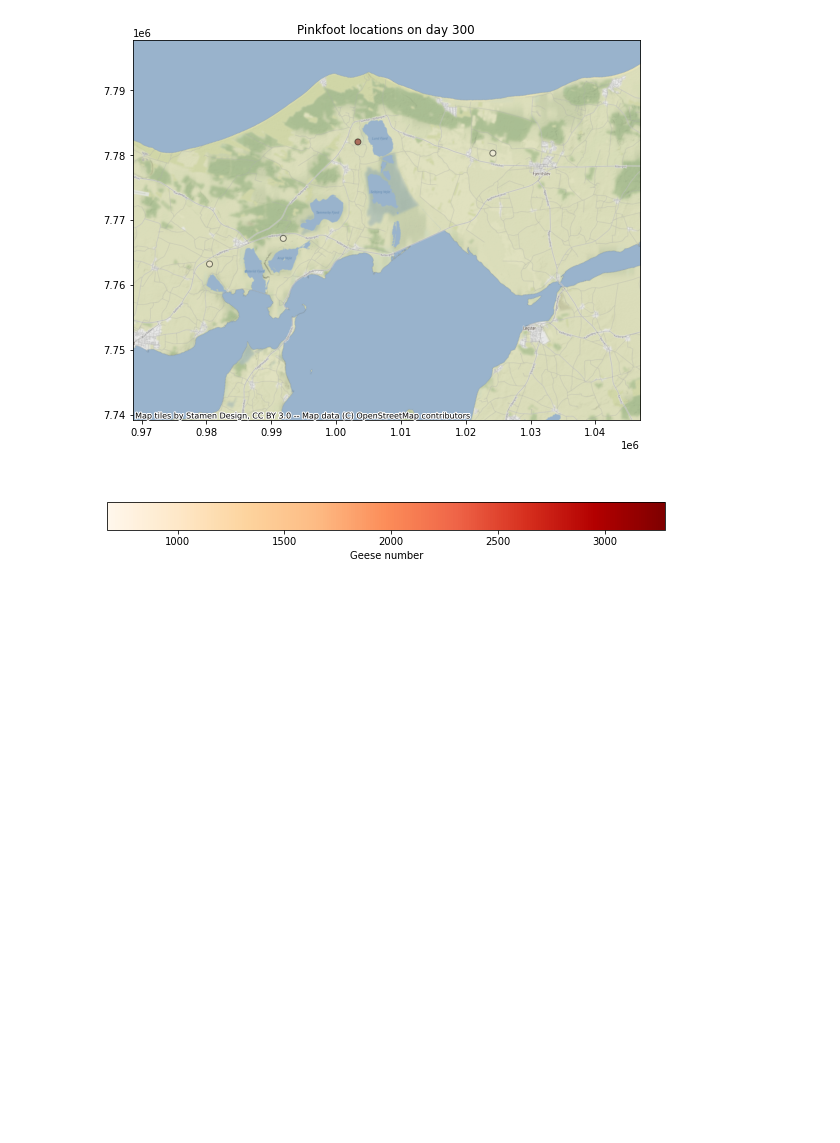
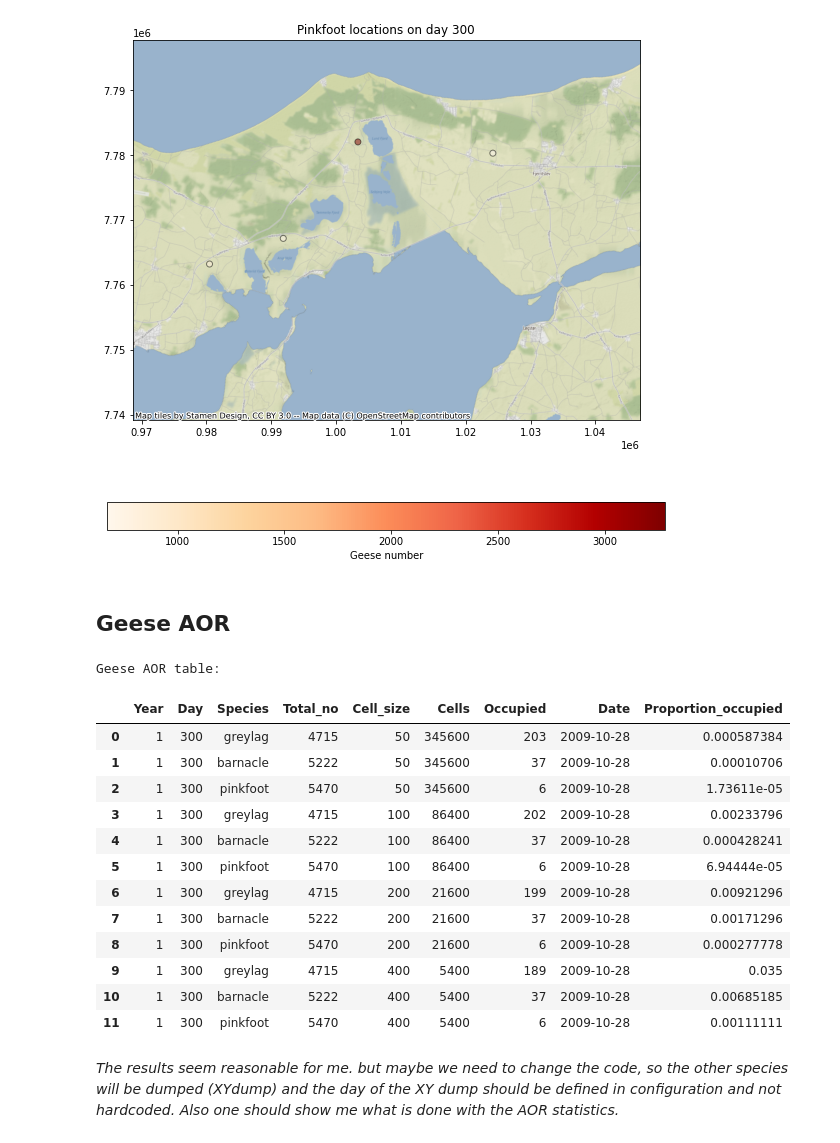
Before and after one commit to andrey-chu/almass_python_testing_mirror, a Jupyter notebook: Goose_test_notebook_3.ipynb, the cells around one changed output. Cells and saved outputs as stored; diff of their text form; code cells hidden in the pictures; blank space fills up the shorter version.

```diff
--- a/Goose_test_notebook_3.ipynb
+++ b/Goose_test_notebook_3.ipynb
@@ -4,14 +4,19 @@
 import geopandas as gpd
 #import rasterio
 import pandas as pd
-#import datetime as dt
+import datetime as dt
 import numpy as np
 #import time
 #import matplotlib as mpl
 import matplotlib.pyplot as plt
-#import matplotlib.dates as mdates
-import configparser, os
+import matplotlib.dates as mdates
+import configparser, os, glob
 import contextily as ctx
+import re
+from IPython.display import display, HTML
+simulation_start_date = dt.date(2009, 1, 1)# we should check again that this is a right date, probably should be read from somewhere
+simulation_start_date_ordinal=dt.date.toordinal(simulation_start_date)
+my_dateparser=(lambda x: pd.to_datetime(x,unit='D', origin=simulation_start_date))
 
 # def add_basemap(ax, zoom, url='http://tile.stamen.com/terrain/tileZ/tileX/tileY.png'):
 #     xmin, xmax, ymin, ymax = ax.axis()
@@ -67,3 +72,45 @@ ax.set_title('Pinkfoot locations on day 300')
 # %% [output]
 Text(0.5, 1.0, 'Pinkfoot locations on day 300')
 [figure]
+# %% [markdown]
+## Geese AOR
+# %%
+AORfiles_list=glob.glob(os.path.expanduser(data_dir)+'AOR*.txt')
+regex=re.compile("(?<=AOR_)(.*?)(?=.txt)")
+AOR_dataframe = pd.read_csv(os.path.expanduser(data_dir)+'AOR_Probe.txt', sep='\t', header=0)
+
+for i in AORfiles_list:
+    species_name = regex.search(i).group(0)
+    if any(species_name in s for s in species_names):
+        AOR_data=pd.read_csv(i, sep='\t', header=0)
+        AOR_data['Species']=species_name
+        AOR_dataframe = pd.concat([AOR_dataframe,AOR_data])
+# let us transform the table to what Lars likes it to be using melt:
+regex1=re.compile("[0-9]*?$")
+AOR_dataframe1=AOR_dataframe.melt(id_vars=['Year', 'Day', 'Species', 'Total_no'], value_vars=[ 'Cells50', 'Cells100', 'Cells200', 'Cells400'], var_name='Cell_size', value_name='Cells')
+AOR_dataframe1["Cell_size"]=[regex1.search(s).group(0) for s in AOR_dataframe1["Cell_size"]]
+AOR_dataframe2=AOR_dataframe.melt(id_vars=['Year', 'Day', 'Species', 'Total_no'], value_vars=[ 'Occupied50', 'Occupied100', 'Occupied200', 'Occupied400'], var_name='Cell_size', value_name='Occupied')
+AOR_dataframe2["Cell_size"]=[regex1.search(s).group(0) for s in AOR_dataframe2["Cell_size"]]
+AOR_dataframe_merged= pd.merge(AOR_dataframe1, AOR_dataframe2)
+AOR_dataframe_merged['Date']=my_dateparser(np.uint(AOR_dataframe_merged['Day']))
+AOR_dataframe_merged['Proportion_occupied'] = AOR_dataframe_merged['Occupied']/AOR_dataframe_merged['Cells']
+
+print ("Geese AOR table:")
+display(AOR_dataframe_merged)
+# %% [output]
+Geese AOR table:
+|  | Year | Day | Species | Total_no | Cell_size | Cells | Occupied | Date | Proportion_occupied |
+| 0 | 1 | 300 | greylag | 4715 | 50 | 345600 | 203 | 2009-10-28 | 0.000587384 |
+| 1 | 1 | 300 | barnacle | 5222 | 50 | 345600 | 37 | 2009-10-28 | 0.00010706 |
+| 2 | 1 | 300 | pinkfoot | 5470 | 50 | 345600 | 6 | 2009-10-28 | 1.73611e-05 |
+| 3 | 1 | 300 | greylag | 4715 | 100 | 86400 | 202 | 2009-10-28 | 0.00233796 |
+| 4 | 1 | 300 | barnacle | 5222 | 100 | 86400 | 37 | 2009-10-28 | 0.000428241 |
+| 5 | 1 | 300 | pinkfoot | 5470 | 100 | 86400 | 6 | 2009-10-28 | 6.94444e-05 |
+| 6 | 1 | 300 | greylag | 4715 | 200 | 21600 | 199 | 2009-10-28 | 0.00921296 |
+| 7 | 1 | 300 | barnacle | 5222 | 200 | 21600 | 37 | 2009-10-28 | 0.00171296 |
+| 8 | 1 | 300 | pinkfoot | 5470 | 200 | 21600 | 6 | 2009-10-28 | 0.000277778 |
+| 9 | 1 | 300 | greylag | 4715 | 400 | 5400 | 189 | 2009-10-28 | 0.035 |
+| 10 | 1 | 300 | barnacle | 5222 | 400 | 5400 | 37 | 2009-10-28 | 0.00685185 |
+| 11 | 1 | 300 | pinkfoot | 5470 | 400 | 5400 | 6 | 2009-10-28 | 0.00111111 |
+# %% [markdown]
+*The results seem reasonable for me. but maybe we need to change the code, so the other species will be dumped (XYdump) and the day of the XY dump should be defined in configuration and not hardcoded. Also one should show me what is done with the AOR statistics.*
```
Also changed, not shown: parts of 1 cell of this notebook, 4 other files.
